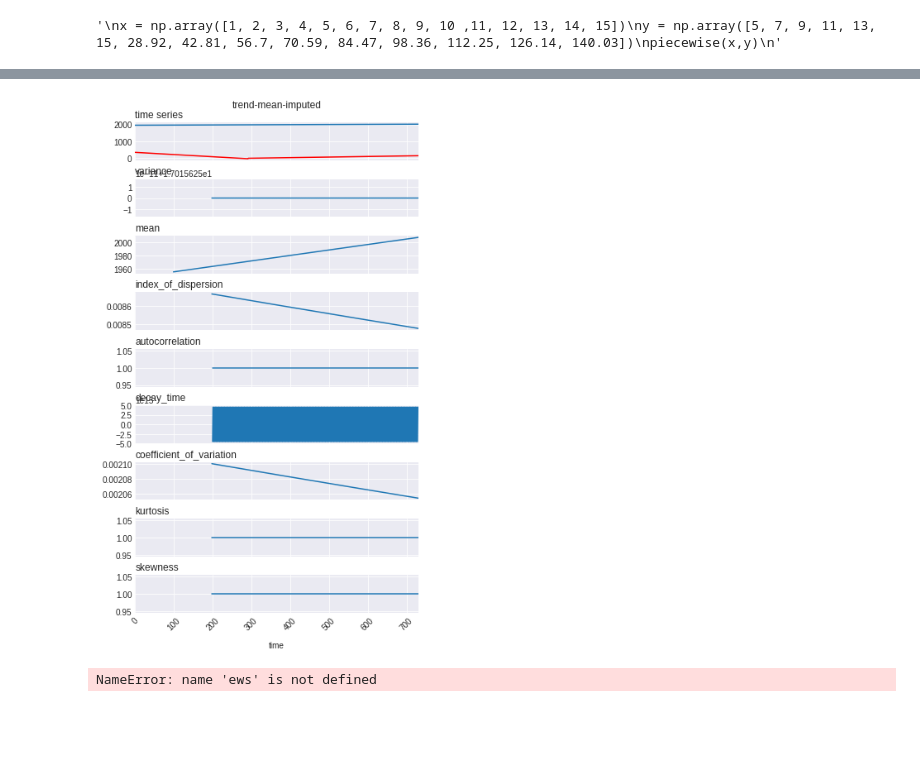
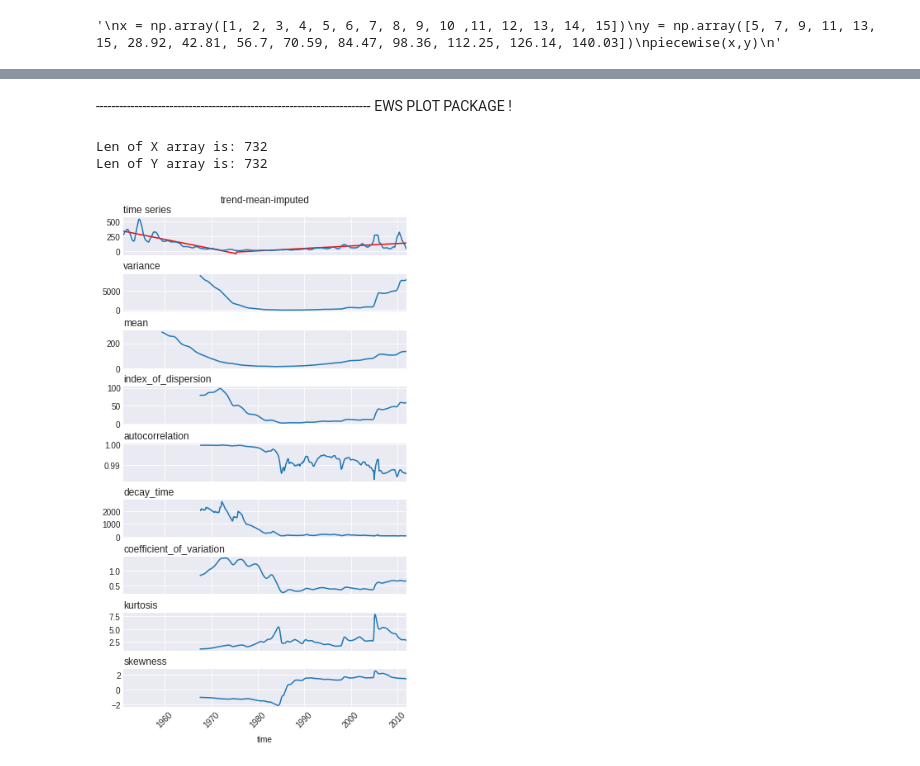
Before and after one commit to m-kashani/Pertussis-Package-Based-on-EWS, a Jupyter notebook: report.ipynb, the cells around one changed output, grey strips where cells are left out. Cells and saved outputs as stored; diff of their text form; code cells hidden in the pictures; blank space fills up the shorter version.

Commit message:
after firts meeting with tobias after long time.

```diff
--- a/report.ipynb
+++ b/report.ipynb
@@ -53,6 +53,7 @@ import numpy as np
 from sklearn.linear_model import LinearRegression
 import matplotlib.pyplot as plt
 from linear_fit import linear_fit #local function
+
 #============================================ Segmented Linear Regression ==============================================
 # this function is using in segmented_linear_regression function.
 import numpy as np
@@ -67,7 +68,6 @@ def linear_fit( x , a1, b1, a2, b2, bp ):
     return(np.array([lf(i) for i in x]))
 
 #=======================================================================================================================
-#input x,y
 def piecewise(x,y):
     x = x.reshape(-1,1)
     y= y.reshape(-1,1)
@@ -97,7 +97,7 @@ def piecewise(x,y):
 
     #print(y_fit)
     #print(y_fit[x < x[bp]])
-
+    plt.figure(figsize=(16, 12))
     plt.plot(x.reshape(-1),y.reshape(-1),'b')
 
     plt.plot(x[x <x[bp]],y_fit[x < x[bp]],'r')
@@ -122,0 +125,3 @@ So now we can use our variables (pertussis rate, time) as an input to get our fi
+# %%
+x = np.array(Time_Series[:len(pertussis_trend_state.dropna())])
+y = np.array(pertussis_trend_state.dropna())
@@ -123,14 +136,21 @@ So now we can use our variables (pertussis rate, time) as an input to get our fi
+# %% [markdown]
+----------------------------------------------------------------------- EWS PLOT PACKAGE !
 # %%
 import ews
 import ews_plot
+
+piecewise_fited = piecewise(x,y)
+
 filename="Cal_using_mean/"+str(state_name)+"_Trend"+".pdf"
 
-ews_df = ews.get_ews(x, windowsize=100, ac_lag=1)
-ews_df["Time"] = np.arange(len(x))
+ews_df = ews.get_ews(y, windowsize=100, ac_lag=1)
+ews_df["Time"] = x
 signals = ["variance","mean","index_of_dispersion","autocorrelation","decay_time","coefficient_of_variation","kurtosis","skewness"]
 
 ews_df["piecewise_fited"] = piecewise_fited #Added Now
 
 ews_plot.ews_plot (ews_df,signals,filename,"trend-mean-imputed")
 # %% [output]
+Len of X array is: 732
+Len of Y array is: 732
-[figure, old version]
+[figure, new version]
@@ -139,18 +156,0 @@ ews_plot.ews_plot (ews_df,signals,filename,"trend-mean-imputed")
-# %%
-x = np.array(y)
-
-x[np.isnan(x)] = np.nanmean(x)
-
-#-----trend-------------------------------------------------------------------------------------------------------------
-
-filename="Cal_using_mean/"+str(state_name)+"_Trend"+".pdf"
-
-ews_df = ews.get_ews(x, windowsize=100, ac_lag=1)
-ews_df["Time"] = np.arange(len(x))
-signals = ["variance","mean","index_of_dispersion","autocorrelation","decay_time","coefficient_of_variation","kurtosis","skewness"]
-
-ews_df["piecewise_fited"] = piecewise_fited #Added Now
-
-ews_plot.ews_plot (ews_df,signals,filename,"trend-mean-imputed")
-# %% [output]
-NameError: name 'ews' is not defined
```
Also changed, not shown: parts of 5 cells of this notebook, 3 other files.
